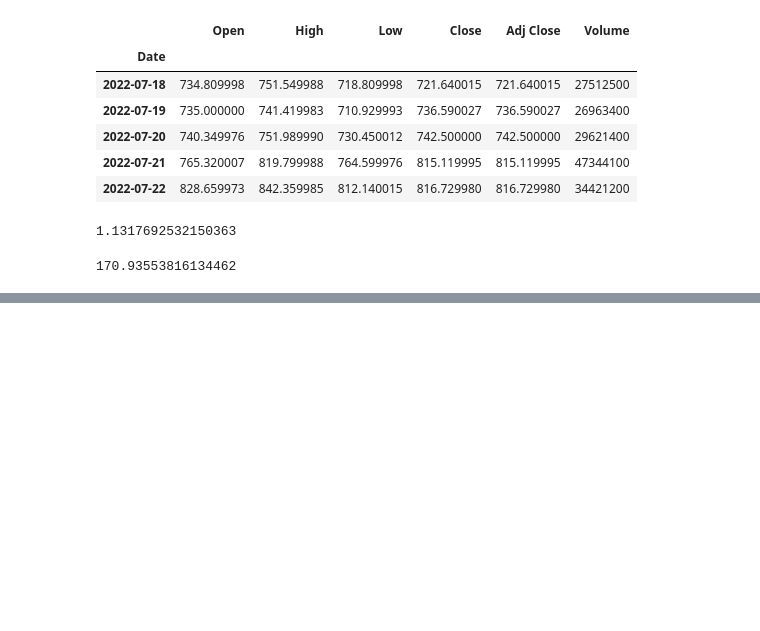
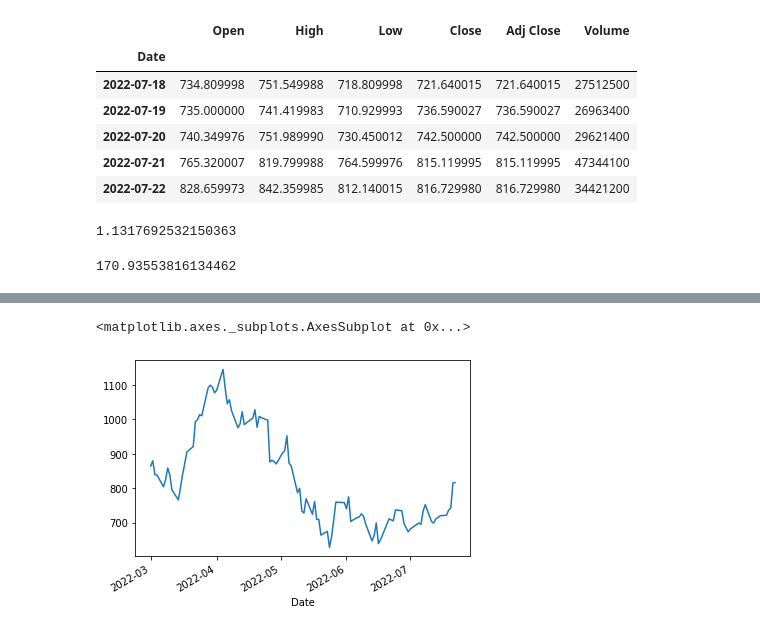
Before and after one commit to OliverTai0118/ryanben, a Jupyter notebook: 20220723.ipynb, the cells around one changed output, grey strips where cells are left out. Cells and saved outputs as stored; diff of their text form; code cells hidden in the pictures; blank space fills up the shorter version.

```diff
--- a/20220723.ipynb
+++ b/20220723.ipynb
@@ -299,0 +338,5 @@ df['Close'][-1]/df['Close'][0]
+# %%
+df.tail(100)['Close'].plot()
+# %% [output]
+<matplotlib.axes._subplots.AxesSubplot at 0x...>
+[figure, added]
```
Also changed, not shown: parts of 10 cells of this notebook.
